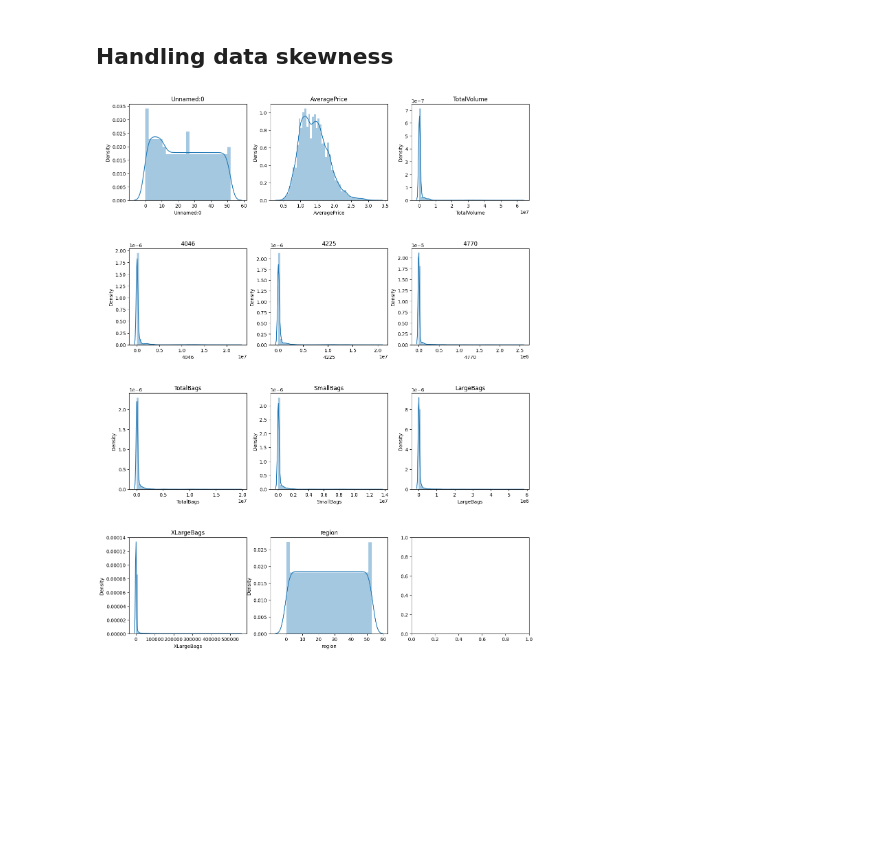
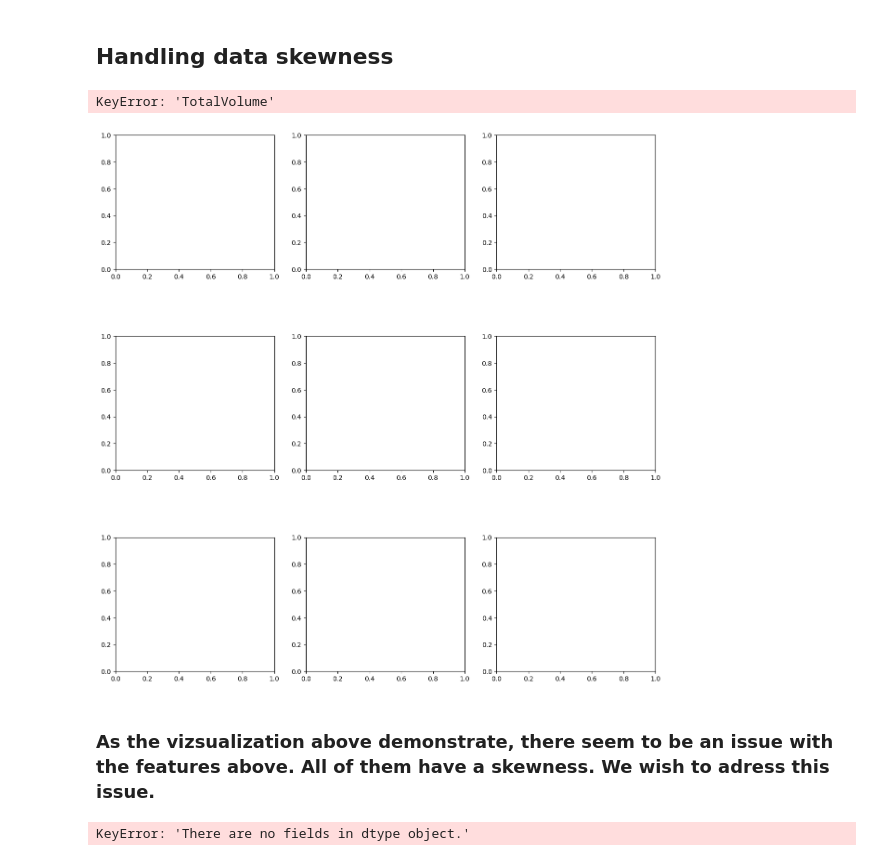
Before and after one commit to ItamarBerger/TabularDS, a Jupyter notebook: TDS_part2.ipynb, the cells around one changed output. Cells and saved outputs as stored; diff of their text form; code cells hidden in the pictures; blank space fills up the shorter version.

```diff
--- a/TDS_part2.ipynb
+++ b/TDS_part2.ipynb
@@ -125,29 +125,61 @@ import sklearn
 import warnings
 warnings.filterwarnings("ignore")
 # %%
+hardcoded_columns = ['TotalVolume', '4770', '4224', '4046', 'SmallBags', 'LargeBags', 'TotalBags', 'XLBags']
 
-numeric_columns = dtf.dtypes[(dtf.dtypes=="float64") | (dtf.dtypes=="int64")].index.tolist()
-very_numerical = [nc for nc in numeric_columns if dtf[nc].nunique()>20]
-very_numerical = very_numerical[['TotalVolume','4770', '4224', '4046', 'SmallBags', 'LargeBags', 'TotalBags', 'XLBags' ]]
+def plot_numeric_kde(dtf) :
+  numeric_columns = dtf.dtypes[(dtf.dtypes == "float64") | (dtf.dtypes == "int64")].index.tolist()
+  very_numerical = [nc for nc in numeric_columns if dtf[nc].nunique() > 20]
 
-#we will create a histogram for each numerical column
-n=len(very_numerical)
-cols = 3
-rows=(n//3) + 1 if n%3 !=0 else n//3
+  # Retain only the valid columns from the hardcoded list
+  very_numerical = [nc for nc in hardcoded_columns]
 
-#generate a figures grid:
-fig, axes = plt.subplots(rows,cols,figsize=(cols*5,rows*5))
-fig.subplots_adjust(hspace=0.5)
+  import matplotlib.pyplot as plt
+  import seaborn as sns
 
-#Fill the plots:
-for i, column in enumerate(very_numerical):
-    #calculate the current place on the grid
-    r=int(i/cols)
-    c=i%cols
+  # Assuming `very_numerical` and `dtf` are defined as before
+  n = len(very_numerical)
+  cols = 3
+  rows = (n // 3) + 1 if n % 3 != 0 else n // 3
 
-    # build the histograms
-    #dtf[column].hist(ax=axes[r,c],kde=True)
-    sns.distplot(dtf[column],ax=axes[r,c],kde=True)
-    axes[r,c].set_title(column)
+  # Generate a figures grid:
+  fig, axes = plt.subplots(rows, cols, figsize=(cols * 5, rows * 5))
+  fig.subplots_adjust(hspace=0.5)
+
+  # Fill the plots:
+  for i, column in enumerate(very_numerical):
+      # Calculate the current place on the grid
+      r = int(i / cols)
+      c = i % cols
+
+      # Plot KDE using seaborn
+      sns.kdeplot(dtf[column], ax=axes[r, c], shade=True)
+      axes[r, c].set_title(column)
+
+  # Remove empty subplots
+  for j in range(i + 1, rows * cols):
+      r = int(j / cols)
+      c = j % cols
+      fig.delaxes(axes[r, c])
+
+  plt.show()
+
+plot_numeric_kde(dtf)
 # %% [output]
+KeyError: 'TotalVolume'
-[figure, old version]
+[figure, new version]
+# %% [markdown]
+### As the vizsualization above demonstrate, there seem to be an issue with the features above. All of them have a skewness. We wish to adress this issue.
+# %%
+
+
+
+for nc in very_numerical:
+    iqr = dtf[nc].quantile(0.75) - dtf[nc].quantile(0.25)
+    lo_bound = dtf[nc].quantile(0.25) - 1.5*iqr
+    hi_bound = dtf[nc].quantile(0.75) + 1.5*iqr
+    dtf = dtf.apply(lambda x: np.where(x[nc] > hi_bound, hi_bound, x[nc]), axis=1)
+
+plot_numeric_kde(dtf)
+# %% [output]
+KeyError: 'There are no fields in dtype object.'
```
